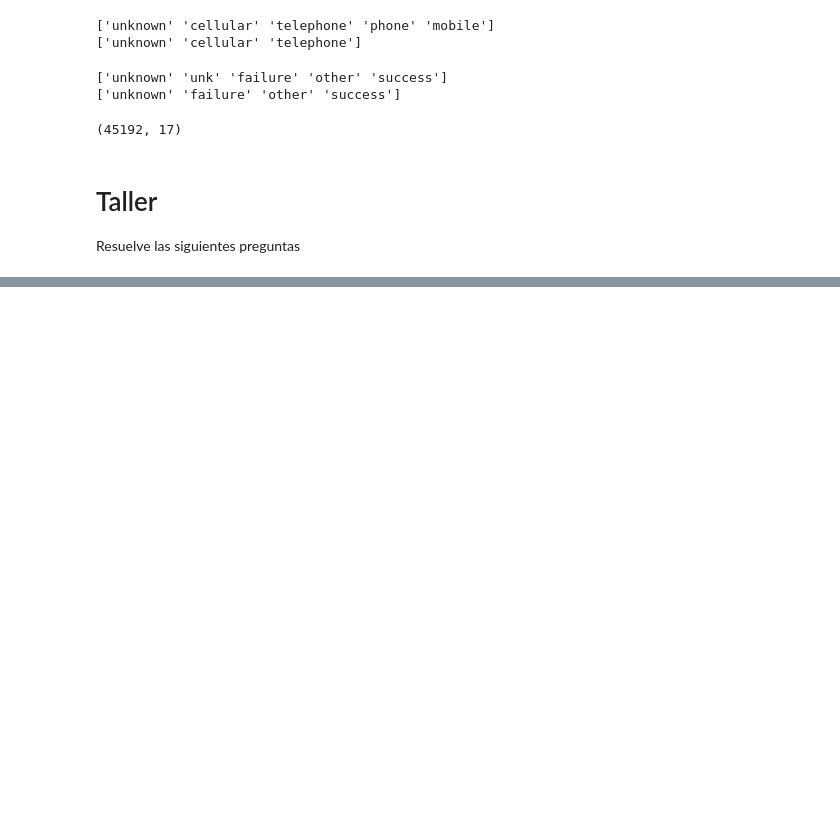
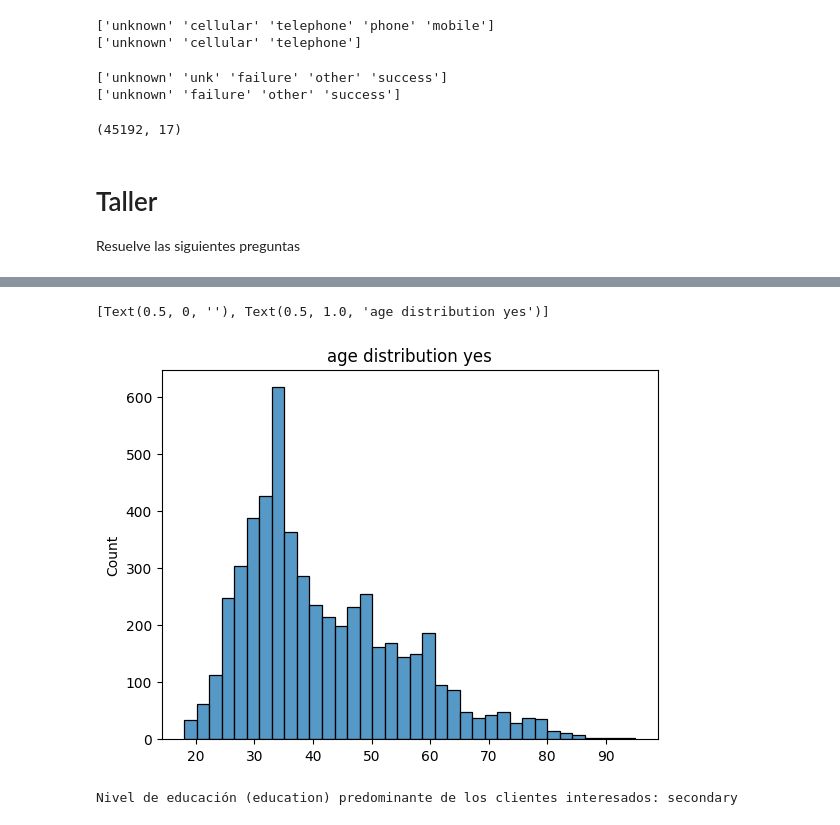
Before and after one commit to danielh33/talentoTechAnDaBasico, a Jupyter notebook: limpieza_datos_practica_2.ipynb, the cells around one changed output, grey strips where cells are left out. Saved outputs shown, nothing was run; the diff lists cells and outputs as text; code cells hidden in the pictures; blank space fills up the shorter version.

```diff
--- a/limpieza_datos_practica_2.ipynb
+++ b/limpieza_datos_practica_2.ipynb
@@ -509,5 +535,16 @@ print(f'Edad (age) promedio de los clientes interesados: {edad_prom_interesados}
 # %%
-# Gráfico de barras, de distribución de género entre clientes interesados en el certificado de depósito
+# 3.Gráfico de barras, de distribución de género entre clientes interesados en el certificado de depósito
+edad_interesados = data[data['y']=='yes']['age']
+cplot = sns.histplot(x=edad_interesados, palette='colorblind', legend=False)
+cplot.set(xlabel = "", title ='age distribution yes')
+# %% [output]
+[Text(0.5, 0, ''), Text(0.5, 1.0, 'age distribution yes')]
+[figure, added]
 # %%
-# Nivel educativo predominante entre clientes interesados en el certificado de depósito
+# 4. Nivel educativo predominante entre clientes interesados en el certificado de depósito
+# moda_educacion = data[data['y']=='yes']['education'].mode()
+moda_educacion = data[data['y']=='yes']['education'].value_counts().idxmax()
+print(f'Nivel de educación (education) predominante de los clientes interesados: {moda_educacion}')
+# %% [output]
+Nivel de educación (education) predominante de los clientes interesados: secondary
 # %%
```
Also changed, not shown: parts of 17 cells of this notebook.
